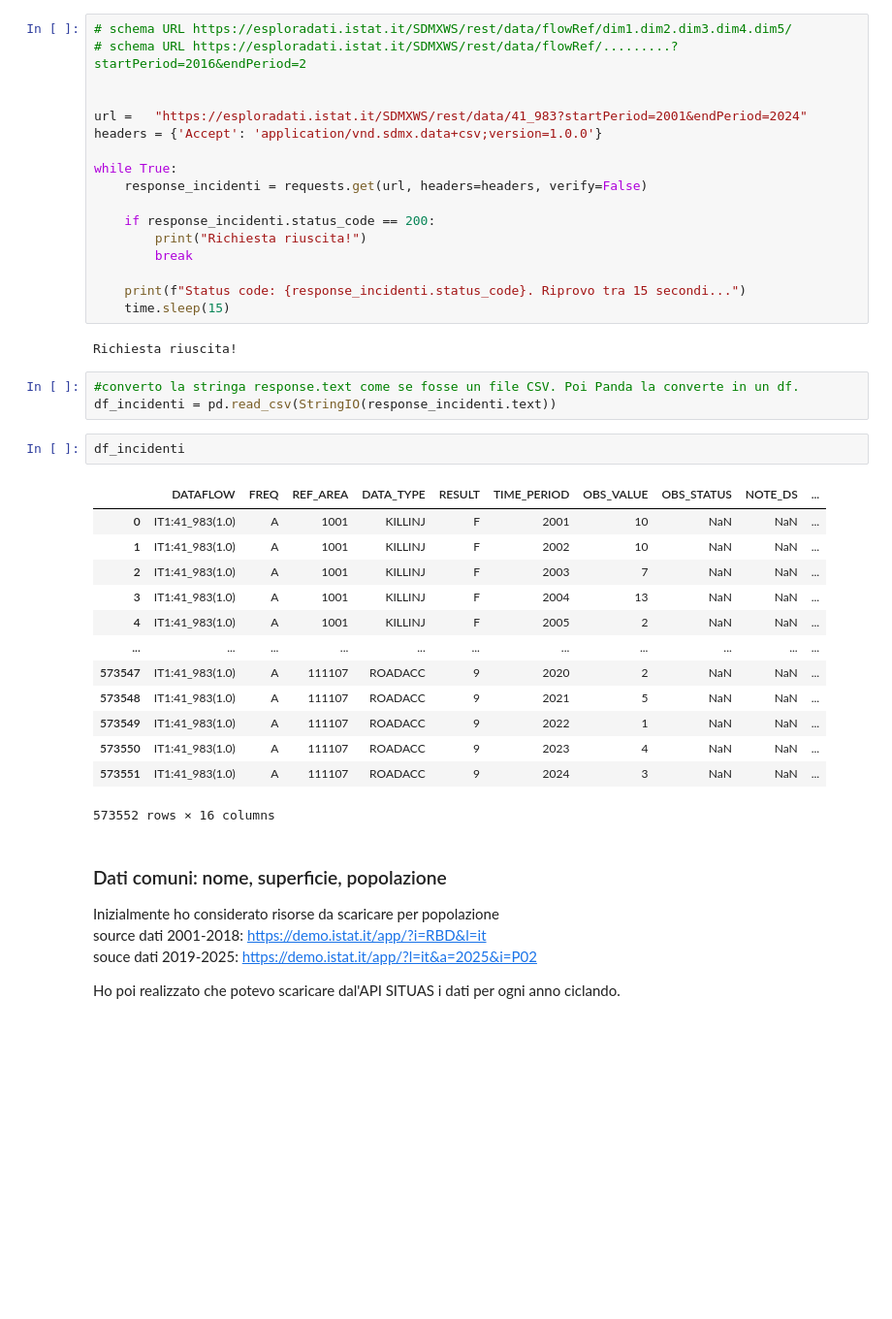
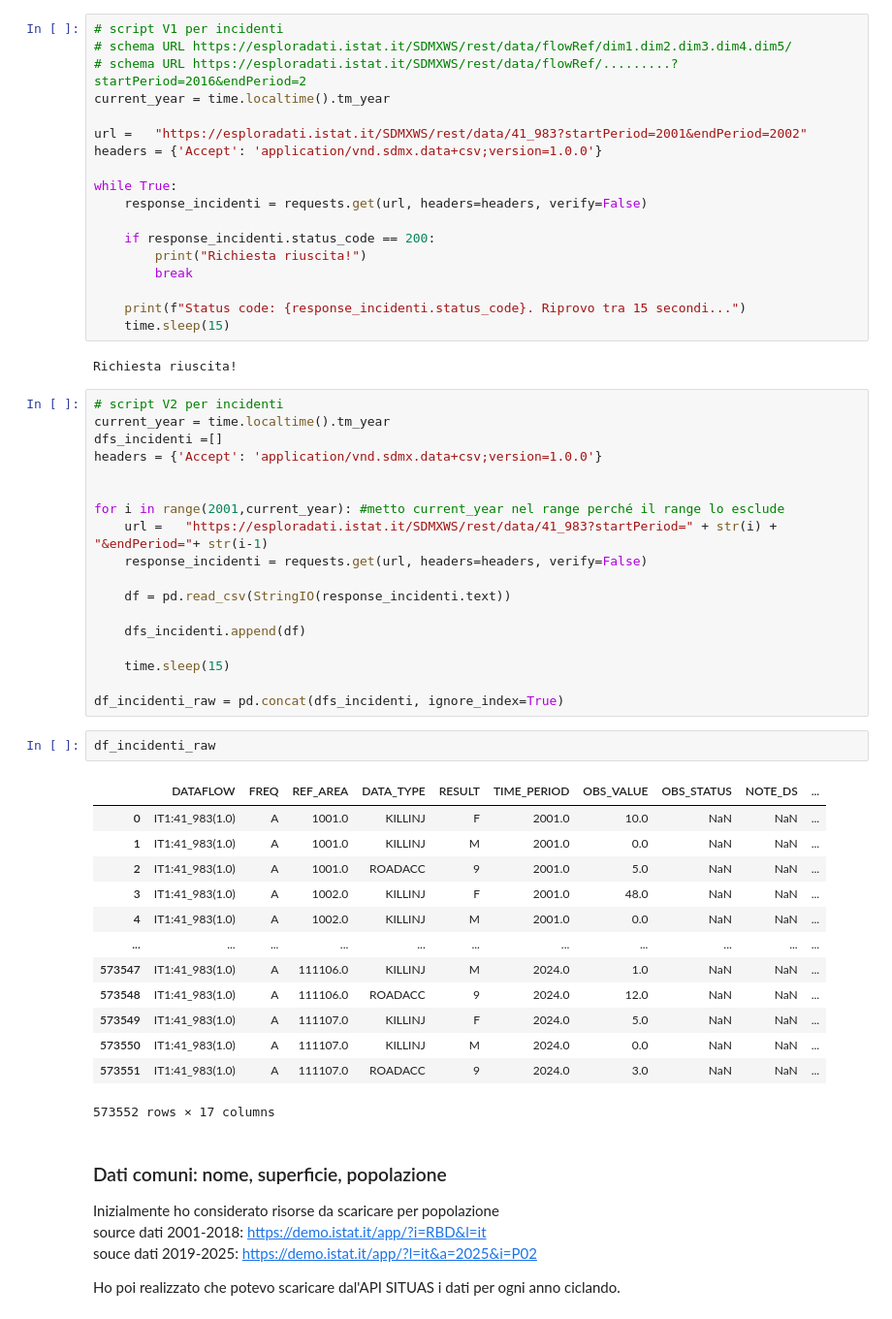
Before and after one commit to giuliocipone-lang/Boolean_capstone_project, a Jupyter notebook: sandbox/notebook1.ipynb, the cells around one changed output. Shown at 97% size. Saved outputs shown, nothing was run; the diff lists cells and outputs as text; blank space fills up the shorter version.

Commit message:
script per dati incidenti funzionante!

```diff
--- a/sandbox/notebook1.ipynb
+++ b/sandbox/notebook1.ipynb
@@ -152,11 +152,12 @@ while True:
 # %% [markdown]
 ### Dati incidenti
 # %%
+# script V1 per incidenti
 # schema URL https://esploradati.istat.it/SDMXWS/rest/data/flowRef/dim1.dim2.dim3.dim4.dim5/
 # schema URL https://esploradati.istat.it/SDMXWS/rest/data/flowRef/.........?startPeriod=2016&endPeriod=2
+current_year = time.localtime().tm_year
 
-
-url =   "https://esploradati.istat.it/SDMXWS/rest/data/41_983?startPeriod=2001&endPeriod=2024"
+url =   "https://esploradati.istat.it/SDMXWS/rest/data/41_983?startPeriod=2001&endPeriod=2002"
 headers = {'Accept': 'application/vnd.sdmx.data+csv;version=1.0.0'}
 
 while True:
@@ -170,25 +171,40 @@ while True:
     time.sleep(15)
 # %% [output]
 Richiesta riuscita!
-# %%
-#converto la stringa response.text come se fosse un file CSV. Poi Panda la converte in un df.
-df_incidenti = pd.read_csv(StringIO(response_incidenti.text))
+# %%
+# script V2 per incidenti
+current_year = time.localtime().tm_year
+dfs_incidenti =[]
+headers = {'Accept': 'application/vnd.sdmx.data+csv;version=1.0.0'}
+
+
+for i in range(2001,current_year): #metto current_year nel range perché il range lo esclude
+    url =   "https://esploradati.istat.it/SDMXWS/rest/data/41_983?startPeriod=" + str(i) + "&endPeriod="+ str(i-1)
+    response_incidenti = requests.get(url, headers=headers, verify=False)
+
+    df = pd.read_csv(StringIO(response_incidenti.text))
+
+    dfs_incidenti.append(df)
+
+    time.sleep(15)
+
+df_incidenti_raw = pd.concat(dfs_incidenti, ignore_index=True)
 # %%
-df_incidenti
+df_incidenti_raw
 # %% [output]
 |  | DATAFLOW | FREQ | REF_AREA | DATA_TYPE | RESULT | TIME_PERIOD | OBS_VALUE | OBS_STATUS | NOTE_DS | ... |
-| 0 | IT1:41_983(1.0) | A | 1001 | KILLINJ | F | 2001 | 10 | NaN | NaN | ... |
-| 1 | IT1:41_983(1.0) | A | 1001 | KILLINJ | F | 2002 | 10 | NaN | NaN | ... |
-| 2 | IT1:41_983(1.0) | A | 1001 | KILLINJ | F | 2003 | 7 | NaN | NaN | ... |
-| 3 | IT1:41_983(1.0) | A | 1001 | KILLINJ | F | 2004 | 13 | NaN | NaN | ... |
-| 4 | IT1:41_983(1.0) | A | 1001 | KILLINJ | F | 2005 | 2 | NaN | NaN | ... |
+| 0 | IT1:41_983(1.0) | A | 1001.0 | KILLINJ | F | 2001.0 | 10.0 | NaN | NaN | ... |
+| 1 | IT1:41_983(1.0) | A | 1001.0 | KILLINJ | M | 2001.0 | 0.0 | NaN | NaN | ... |
+| 2 | IT1:41_983(1.0) | A | 1001.0 | ROADACC | 9 | 2001.0 | 5.0 | NaN | NaN | ... |
+| 3 | IT1:41_983(1.0) | A | 1002.0 | KILLINJ | F | 2001.0 | 48.0 | NaN | NaN | ... |
+| 4 | IT1:41_983(1.0) | A | 1002.0 | KILLINJ | M | 2001.0 | 0.0 | NaN | NaN | ... |
 | ... | ... | ... | ... | ... | ... | ... | ... | ... | ... | ... |
-| 573547 | IT1:41_983(1.0) | A | 111107 | ROADACC | 9 | 2020 | 2 | NaN | NaN | ... |
-| 573548 | IT1:41_983(1.0) | A | 111107 | ROADACC | 9 | 2021 | 5 | NaN | NaN | ... |
-| 573549 | IT1:41_983(1.0) | A | 111107 | ROADACC | 9 | 2022 | 1 | NaN | NaN | ... |
-| 573550 | IT1:41_983(1.0) | A | 111107 | ROADACC | 9 | 2023 | 4 | NaN | NaN | ... |
-| 573551 | IT1:41_983(1.0) | A | 111107 | ROADACC | 9 | 2024 | 3 | NaN | NaN | ... |
+| 573547 | IT1:41_983(1.0) | A | 111106.0 | KILLINJ | M | 2024.0 | 1.0 | NaN | NaN | ... |
+| 573548 | IT1:41_983(1.0) | A | 111106.0 | ROADACC | 9 | 2024.0 | 12.0 | NaN | NaN | ... |
+| 573549 | IT1:41_983(1.0) | A | 111107.0 | KILLINJ | F | 2024.0 | 5.0 | NaN | NaN | ... |
+| 573550 | IT1:41_983(1.0) | A | 111107.0 | KILLINJ | M | 2024.0 | 0.0 | NaN | NaN | ... |
+| 573551 | IT1:41_983(1.0) | A | 111107.0 | ROADACC | 9 | 2024.0 | 3.0 | NaN | NaN | ... |
-573552 rows × 16 columns
+573552 rows × 17 columns
 # %% [markdown]
 ### Dati comuni: nome, superficie, popolazione
 
```
Also changed, not shown: parts of 6 cells of this notebook.
